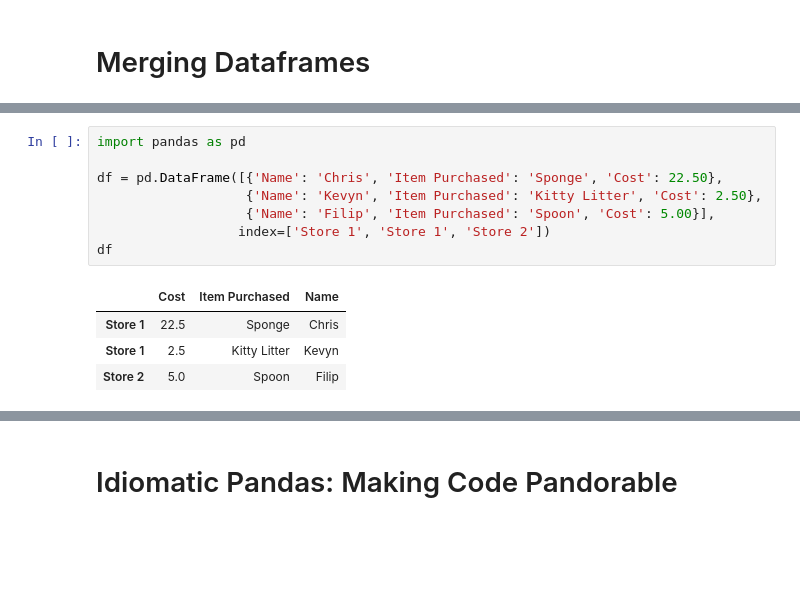
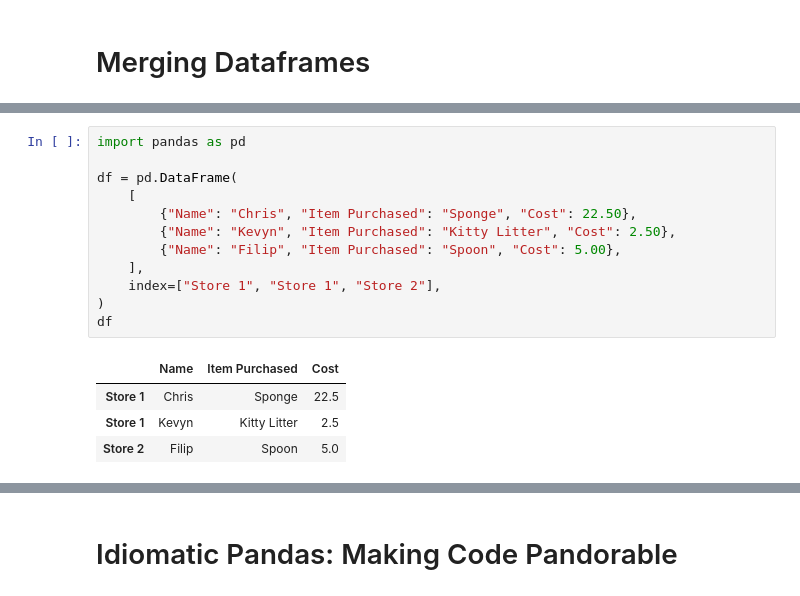
Before and after one commit to jacob5412/Applied-Data-Science-with-Python-Specialization, a Jupyter notebook: 1-Introduction_to_Data_Science_in_Python/practice/week3/Week+3.ipynb, the cells around one changed output, grey strips where cells are left out. Cells and saved outputs as stored; diff of their text form; blank space fills up the shorter version.

```diff
--- a/1-Introduction_to_Data_Science_in_Python/practice/week3/Week+3.ipynb
+++ b/1-Introduction_to_Data_Science_in_Python/practice/week3/Week+3.ipynb
@@ -13,13 +13,17 @@ _You are currently looking at **version 1.0** of this notebook. To download note
 # %%
 import pandas as pd
 
-df = pd.DataFrame([{'Name': 'Chris', 'Item Purchased': 'Sponge', 'Cost': 22.50},
-                   {'Name': 'Kevyn', 'Item Purchased': 'Kitty Litter', 'Cost': 2.50},
-                   {'Name': 'Filip', 'Item Purchased': 'Spoon', 'Cost': 5.00}],
-                  index=['Store 1', 'Store 1', 'Store 2'])
+df = pd.DataFrame(
+    [
+        {"Name": "Chris", "Item Purchased": "Sponge", "Cost": 22.50},
+        {"Name": "Kevyn", "Item Purchased": "Kitty Litter", "Cost": 2.50},
+        {"Name": "Filip", "Item Purchased": "Spoon", "Cost": 5.00},
+    ],
+    index=["Store 1", "Store 1", "Store 2"],
+)
 df
 # %% [output]
-|  | Cost | Item Purchased | Name |
-| Store 1 | 22.5 | Sponge | Chris |
-| Store 1 | 2.5 | Kitty Litter | Kevyn |
-| Store 2 | 5.0 | Spoon | Filip |
+|  | Name | Item Purchased | Cost |
+| Store 1 | Chris | Sponge | 22.5 |
+| Store 1 | Kevyn | Kitty Litter | 2.5 |
+| Store 2 | Filip | Spoon | 5.0 |
```
Also changed, not shown: parts of 50 cells of this notebook, 2 other files.
